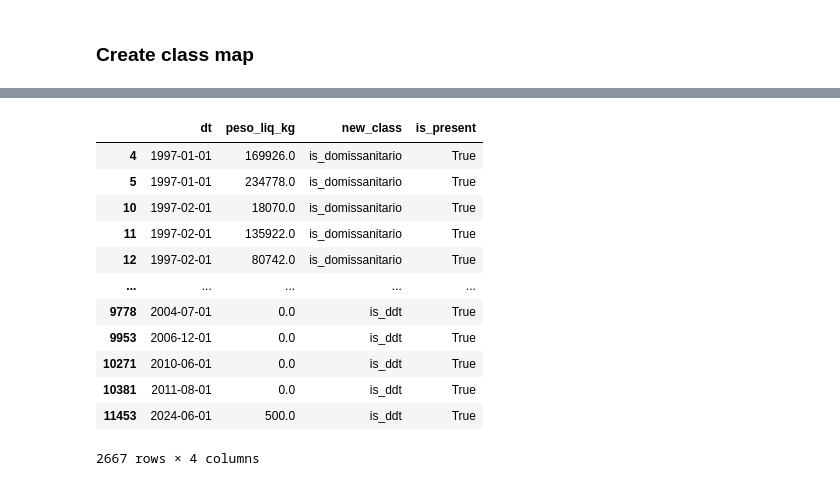
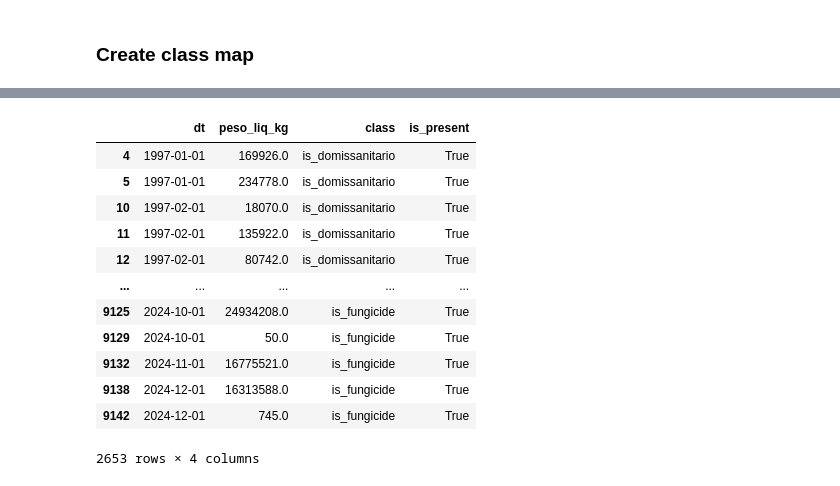
Before and after one commit to HenriqueCord/comexstat_pesticide_viz, a Jupyter notebook: notebooks/exploratory_analysis.ipynb, the cells around one changed output, grey strips where cells are left out. Drawn from its saved outputs; the diff is of its cells as text; code cells hidden in the pictures.

```diff
--- a/notebooks/exploratory_analysis.ipynb
+++ b/notebooks/exploratory_analysis.ipynb
@@ -185,0 +150,6 @@ fig.show()
+# %%
+value_keys = ["peso_liq_kg"]
+dt_keys = ["dt"]
+one_hot_keys = ['is_domissanitario', 'is_herbicide', 'is_inseticide', 'is_fungicide']
+
+_df_keys = value_keys + dt_keys + one_hot_keys
@@ -186,33 +176,27 @@ fig.show()
 # %%
-value_keys = ["peso_liq_kg"]
-dt_keys = ["dt"]
-one_hot_keys = ['is_domissanitario', 'is_herbicide', 'is_inseticide', 'is_fungicide', 'is_ddt']
-
-_df_keys = value_keys + dt_keys + one_hot_keys
-
 # Aggregate the sum of 'value' for each class
 class_sums = df_pest_explore[_df_keys].groupby(dt_keys + one_hot_keys).sum().reset_index()
 # %%
 # Melt the DataFrame to have one row per class
-melted_agg_df = class_sums.melt(id_vars=dt_keys + value_keys,
+melted_agg_df = class_sums.melt(id_vars=dt_keys + value_keys,   # TODO REMOVE ORIGINAL CLASSIFICATION
                          value_vars=one_hot_keys,
-                         var_name='new_class',
+                         var_name='class',
                          value_name='is_present')
 
 melted_agg_df = melted_agg_df[melted_agg_df['is_present'] == 1]  # keep only values of classes that existed in the og data
 
 melted_agg_df
 # %% [output]
-|  | dt | peso_liq_kg | new_class | is_present |
+|  | dt | peso_liq_kg | class | is_present |
 | 4 | 1997-01-01 | 169926.0 | is_domissanitario | True |
 | 5 | 1997-01-01 | 234778.0 | is_domissanitario | True |
 | 10 | 1997-02-01 | 18070.0 | is_domissanitario | True |
 | 11 | 1997-02-01 | 135922.0 | is_domissanitario | True |
 | 12 | 1997-02-01 | 80742.0 | is_domissanitario | True |
 | ... | ... | ... | ... | ... |
-| 9778 | 2004-07-01 | 0.0 | is_ddt | True |
-| 9953 | 2006-12-01 | 0.0 | is_ddt | True |
-| 10271 | 2010-06-01 | 0.0 | is_ddt | True |
-| 10381 | 2011-08-01 | 0.0 | is_ddt | True |
-| 11453 | 2024-06-01 | 500.0 | is_ddt | True |
+| 9125 | 2024-10-01 | 24934208.0 | is_fungicide | True |
+| 9129 | 2024-10-01 | 50.0 | is_fungicide | True |
+| 9132 | 2024-11-01 | 16775521.0 | is_fungicide | True |
+| 9138 | 2024-12-01 | 16313588.0 | is_fungicide | True |
+| 9142 | 2024-12-01 | 745.0 | is_fungicide | True |
-2667 rows × 4 columns
+2653 rows × 4 columns
```
Also changed, not shown: parts of 22 cells of this notebook, 1 other file.
